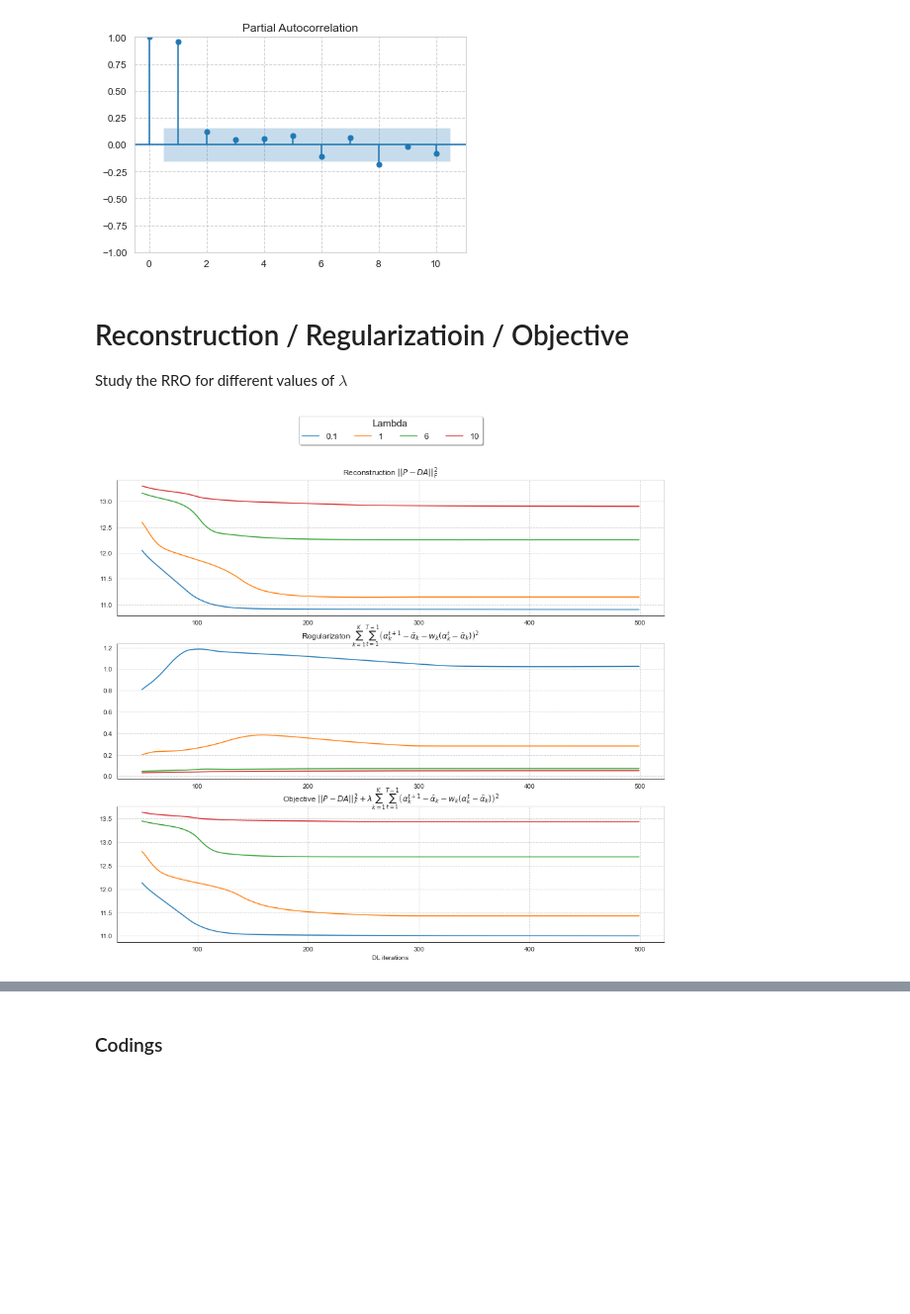
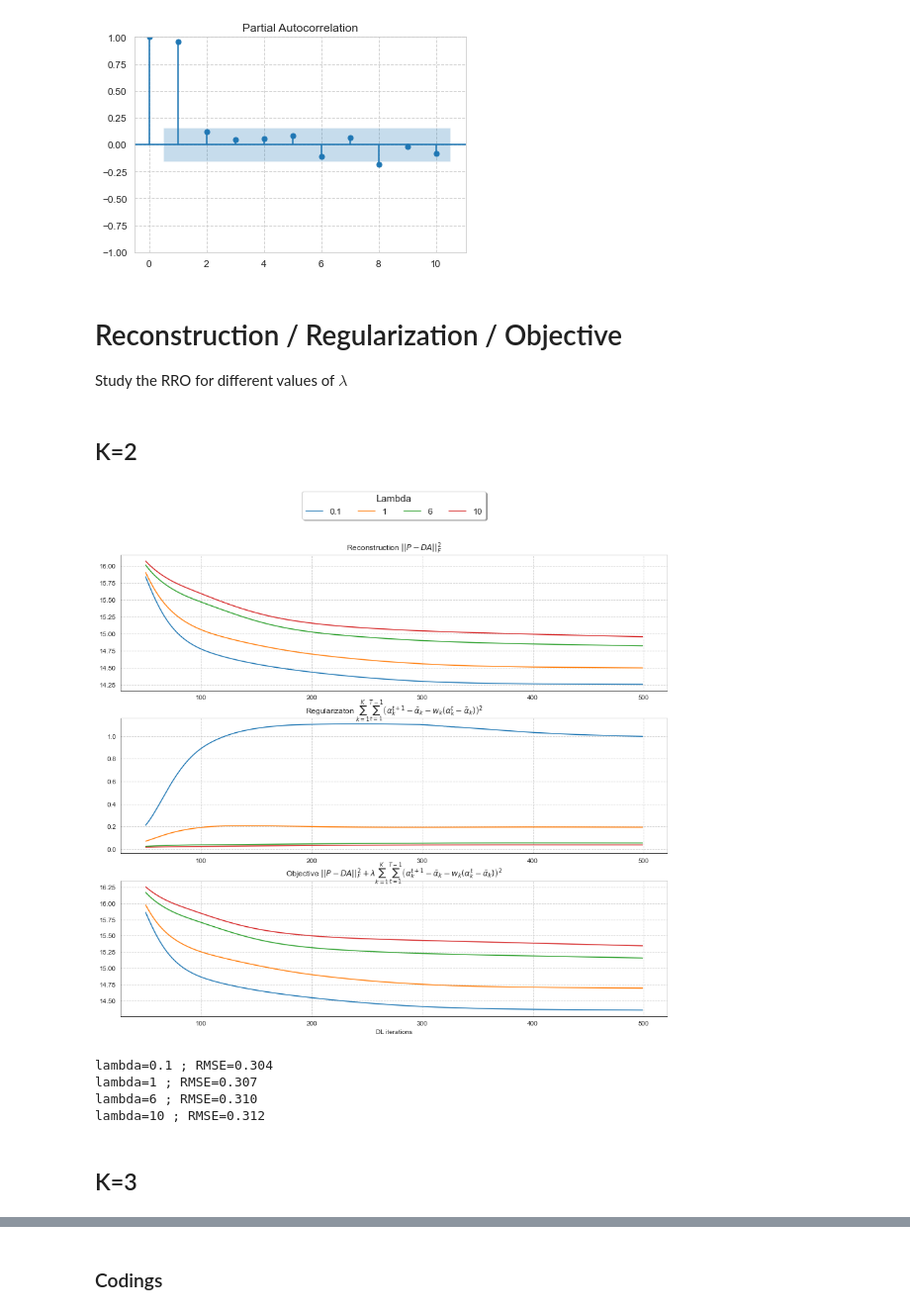
Before and after one commit to michael-allouche/dictionary-learning-RMM, a Jupyter notebook: DL-RMM.ipynb, the cells around one changed output, grey strips where cells are left out. Shown: that part at 99% size. Saved outputs shown, nothing was run; the diff lists cells and outputs as text; code cells hidden in the pictures; blank space fills up the shorter version.

```diff
--- a/DL-RMM.ipynb
+++ b/DL-RMM.ipynb
@@ -116,13 +118,25 @@ for k in range(K):
 [figure]
 [figure]
 # %% [markdown]
-# Reconstruction / Regularizatioin / Objective
+# Reconstruction / Regularization / Objective
 Study the RRO for different values of $\lambda$
+# %% [markdown]
+## K=2
 # %%
-dict_reco, dict_regu, dict_obj, dict_codings = cross_lambda_training(P=P_train, K=3,
+dict_reco2, dict_regu2, dict_obj2, dict_codings2 = cross_lambda_training(P=P_train, K=2,
                                                         r_dim=11,
                                                         list_lambdas=[0.1, 1, 6, 10])
 # %%
-plot_rro(dict_reco, dict_regu, dict_obj, trunc=50)
+plot_rro(dict_reco2, dict_regu2, dict_obj2, trunc=50)
 # %% [output]
-[figure, old version]
+[figure, new version]
+# %%
+for key, val in dict_reco2.items():
+    print("lambda={} ; RMSE={:.3f}".format(key, np.sqrt(val[-1]/n_train)))
+# %% [output]
+lambda=0.1 ; RMSE=0.304
+lambda=1 ; RMSE=0.307
+lambda=6 ; RMSE=0.310
+lambda=10 ; RMSE=0.312
+# %% [markdown]
+## K=3
```
Also changed, not shown: parts of 29 cells of this notebook, 2 other files.
